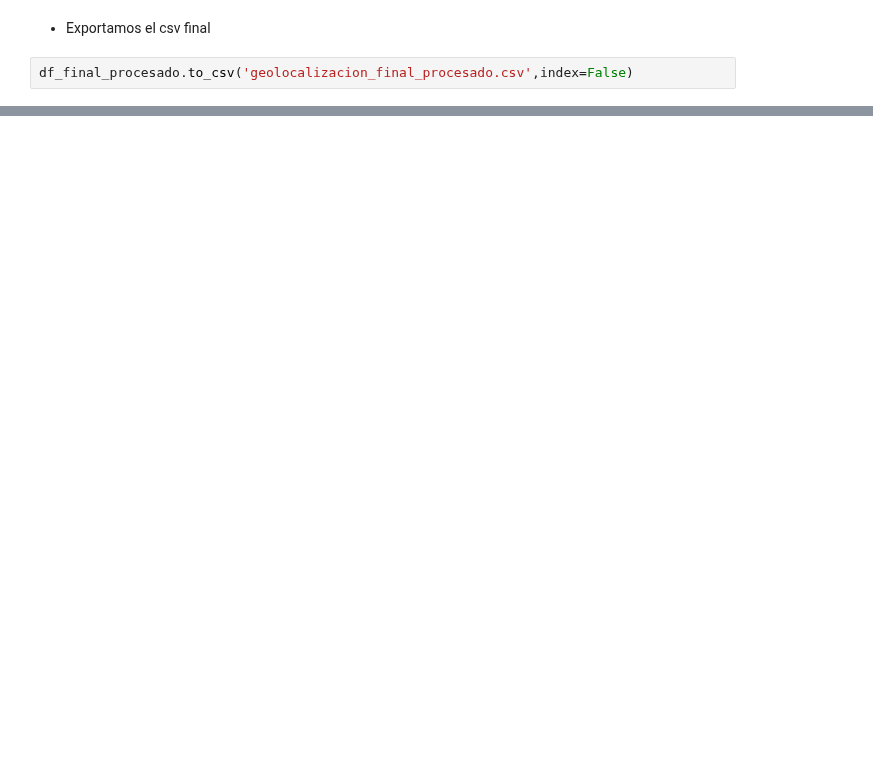
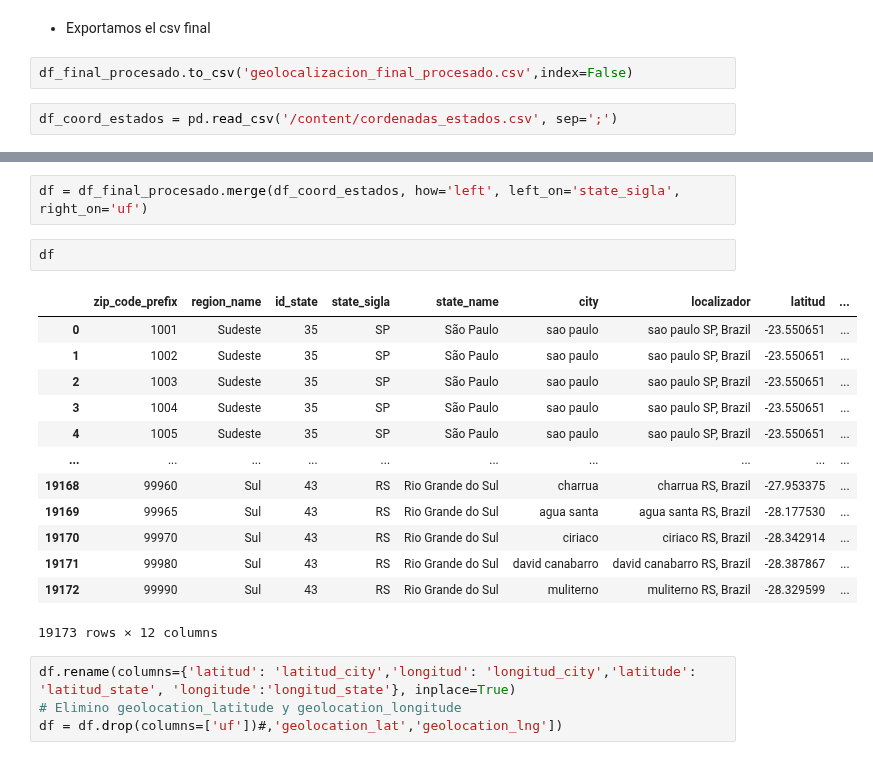
Before and after one commit to MelinaRG/Proyecto-Final-DATA, a Jupyter notebook: Geolocalizacion_procesado.ipynb, the cells around one changed output, grey strips where cells are left out. Cells and saved outputs as stored; diff of their text form; blank space fills up the shorter version.

```diff
--- a/Geolocalizacion_procesado.ipynb
+++ b/Geolocalizacion_procesado.ipynb
@@ -646,3 +667,5 @@ dtype: int64
 * Exportamos el csv final
 # %%
 df_final_procesado.to_csv('geolocalizacion_final_procesado.csv',index=False)
+# %%
+df_coord_estados = pd.read_csv('/content/cordenadas_estados.csv', sep=';')
@@ -648,0 +692,22 @@ df_final_procesado.to_csv('geolocalizacion_final_procesado.csv',index=False)
+# %%
+df = df_final_procesado.merge(df_coord_estados, how='left', left_on='state_sigla', right_on='uf')
+# %%
+df
+# %% [output]
+|  | zip_code_prefix | region_name | id_state | state_sigla | state_name | city | localizador | latitud | ... |
+| 0 | 1001 | Sudeste | 35 | SP | São Paulo | sao paulo | sao paulo SP, Brazil | -23.550651 | ... |
+| 1 | 1002 | Sudeste | 35 | SP | São Paulo | sao paulo | sao paulo SP, Brazil | -23.550651 | ... |
+| 2 | 1003 | Sudeste | 35 | SP | São Paulo | sao paulo | sao paulo SP, Brazil | -23.550651 | ... |
+| 3 | 1004 | Sudeste | 35 | SP | São Paulo | sao paulo | sao paulo SP, Brazil | -23.550651 | ... |
+| 4 | 1005 | Sudeste | 35 | SP | São Paulo | sao paulo | sao paulo SP, Brazil | -23.550651 | ... |
+| ... | ... | ... | ... | ... | ... | ... | ... | ... | ... |
+| 19168 | 99960 | Sul | 43 | RS | Rio Grande do Sul | charrua | charrua RS, Brazil | -27.953375 | ... |
+| 19169 | 99965 | Sul | 43 | RS | Rio Grande do Sul | agua santa | agua santa RS, Brazil | -28.177530 | ... |
+| 19170 | 99970 | Sul | 43 | RS | Rio Grande do Sul | ciriaco | ciriaco RS, Brazil | -28.342914 | ... |
+| 19171 | 99980 | Sul | 43 | RS | Rio Grande do Sul | david canabarro | david canabarro RS, Brazil | -28.387867 | ... |
+| 19172 | 99990 | Sul | 43 | RS | Rio Grande do Sul | muliterno | muliterno RS, Brazil | -28.329599 | ... |
+19173 rows × 12 columns
+# %%
+df.rename(columns={'latitud': 'latitud_city','longitud': 'longitud_city','latitude': 'latitud_state', 'longitude':'longitud_state'}, inplace=True)
+# Elimino geolocation_latitude y geolocation_longitude
+df = df.drop(columns=['uf'])#,'geolocation_lat','geolocation_lng'])
```
Also changed, not shown: parts of 11 cells of this notebook, 8 other files.
